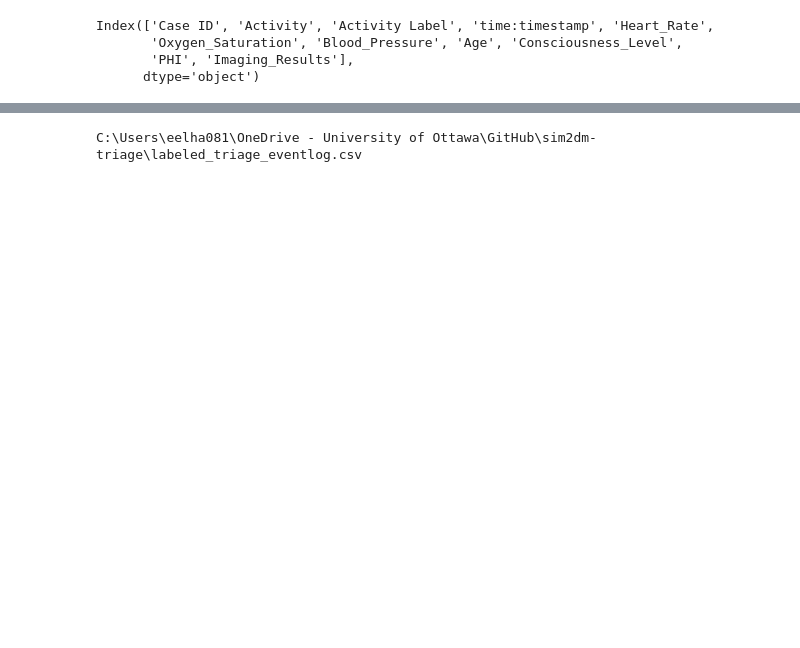
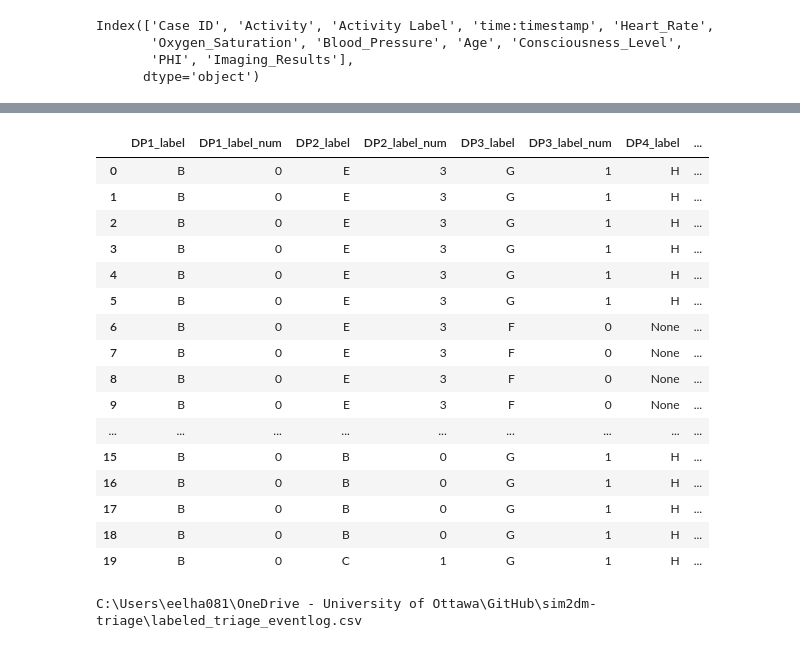
Before and after one commit to erfan-el/sim2dm-triage, a Jupyter notebook: triage_eventlog_preprocessing.ipynb, the cells around one changed output, grey strips where cells are left out. Cells and saved outputs as stored; diff of their text form; code cells hidden in the pictures; blank space fills up the shorter version.

```diff
--- a/triage_eventlog_preprocessing.ipynb
+++ b/triage_eventlog_preprocessing.ipynb
@@ -147,2 +208,46 @@ print(df.head(10))
+# %%
+# ------------------------------
+# --- Map DPs Label columns to numeric values format for decision tree
+# ------------------------------
+
+
+# --- DP1_label: B → 0, D → 1 ---
+dp1_map = {'B': 0, 'D': 1}
+df_event_log['DP1_label_num'] = df_event_log['DP1_label'].map(dp1_map).astype('Int64')
+
+# --- DP2_label: B → 0, C → 1, D → 2, E → 3 ---
+dp2_map = {'B': 0, 'C': 1, 'D': 2, 'E': 3}
+df_event_log['DP2_label_num'] = df_event_log['DP2_label'].map(dp2_map).astype('Int64')
+
+# --- DP3_label: F → 0, G → 1 ---
+dp3_map = {'F': 0, 'G': 1}
+df_event_log['DP3_label_num'] = df_event_log['DP3_label'].map(dp3_map).astype('Int64')
+
+# --- DP4_label: H → 0, I → 1 ---
+dp4_map = {'H': 0, 'I': 1}
+df_event_log['DP4_label_num'] = df_event_log['DP4_label'].map(dp4_map).astype('Int64')
+
+df_event_log[[ 'DP1_label', 'DP1_label_num',
+               'DP2_label', 'DP2_label_num',
+               'DP3_label', 'DP3_label_num',
+               'DP4_label', 'DP4_label_num' ]].head(20)
+# %% [output]
+|  | DP1_label | DP1_label_num | DP2_label | DP2_label_num | DP3_label | DP3_label_num | DP4_label | ... |
+| 0 | B | 0 | E | 3 | G | 1 | H | ... |
+| 1 | B | 0 | E | 3 | G | 1 | H | ... |
+| 2 | B | 0 | E | 3 | G | 1 | H | ... |
+| 3 | B | 0 | E | 3 | G | 1 | H | ... |
+| 4 | B | 0 | E | 3 | G | 1 | H | ... |
+| 5 | B | 0 | E | 3 | G | 1 | H | ... |
+| 6 | B | 0 | E | 3 | F | 0 | None | ... |
+| 7 | B | 0 | E | 3 | F | 0 | None | ... |
+| 8 | B | 0 | E | 3 | F | 0 | None | ... |
+| 9 | B | 0 | E | 3 | F | 0 | None | ... |
+| ... | ... | ... | ... | ... | ... | ... | ... | ... |
+| 15 | B | 0 | B | 0 | G | 1 | H | ... |
+| 16 | B | 0 | B | 0 | G | 1 | H | ... |
+| 17 | B | 0 | B | 0 | G | 1 | H | ... |
+| 18 | B | 0 | B | 0 | G | 1 | H | ... |
+| 19 | B | 0 | C | 1 | G | 1 | H | ... |
 # %%
 # Save to CSV
```
Also changed, not shown: parts of 5 cells of this notebook, 3 other files.
